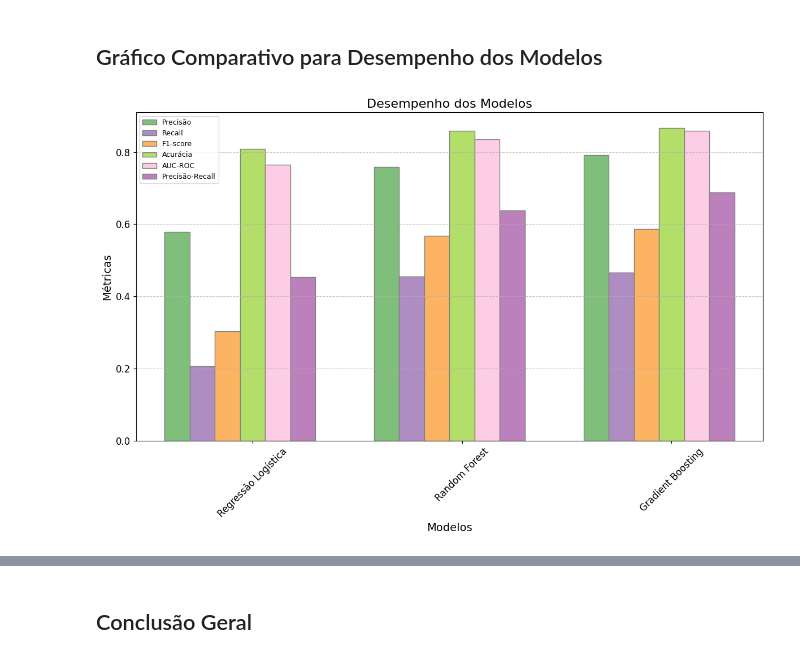
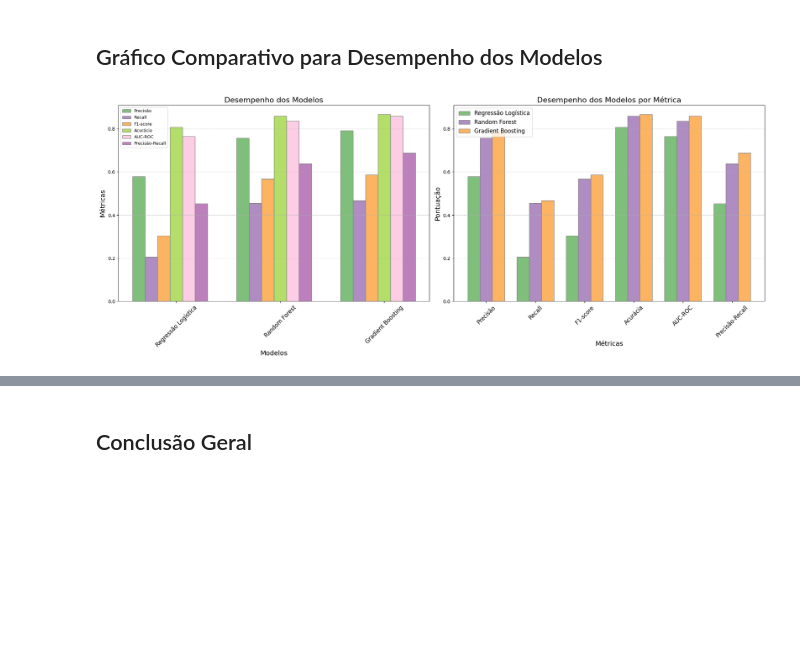
Before and after one commit to RafaelOliRod/ML---Churn-Beta-Bank, a Jupyter notebook: notebook.ipynb, the cells around one changed output, grey strips where cells are left out. Drawn from its saved outputs; the diff is of its cells as text; code cells hidden in the pictures; blank space fills up the shorter version.

```diff
--- a/notebook.ipynb
+++ b/notebook.ipynb
@@ -1057,79 +964,65 @@ precision_recalls = [precision_recall_logistic,
 # %%
 # Definir a largura das barras
 bar_width = 0.12
 
 # Definir a posição das barras no eixo x
 r1 = np.arange(len(models))
 r2 = [x + bar_width for x in r1]
 r3 = [x + bar_width for x in r2]
 r4 = [x + bar_width for x in r3]
 r5 = [x + bar_width for x in r4]
 r6 = [x + bar_width for x in r5]
 
 # Cores em tons pastel
 colors = ['#7fbf7b', '#af8dc3', '#fdb462', '#b3de69', '#fccde5', '#bc80bd']
 
 # Criar o gráfico de barras agrupadas
-plt.figure(figsize=(12, 8))
-plt.bar(r1, precisions,
+fig, (ax1, ax2) = plt.subplots(1, 2, figsize=(20, 8))
+
+# Primeiro gráfico
+ax1.bar(r1, precisions,
         color=colors[0], width=bar_width, edgecolor='grey', label='Precisão')
-plt.bar(r2, recalls, color=colors[1],
+ax1.bar(r2, recalls, color=colors[1],
         width=bar_width, edgecolor='grey', label='Recall')
-plt.bar(r3, f1_scores,
+ax1.bar(r3, f1_scores,
         color=colors[2], width=bar_width, edgecolor='grey', label='F1-score')
-plt.bar(r4, accuracies,
+ax1.bar(r4, accuracies,
         color=colors[3], width=bar_width, edgecolor='grey', label='Acurácia')
-plt.bar(r5, auc_rocs, color=colors[4],
+ax1.bar(r5, auc_rocs, color=colors[4],
         width=bar_width, edgecolor='grey', label='AUC-ROC')
-plt.bar(r6, precision_recalls,
+ax1.bar(r6, precision_recalls,
         color=colors[5], width=bar_width, edgecolor='grey', label='Precisão-Recall')
 
-# Adicionar detalhes ao gráfico
-plt.xlabel('Modelos', fontsize=14)
-plt.ylabel('Métricas', fontsize=14)
-plt.title('Desempenho dos Modelos', fontsize=16)
-plt.xticks([r + 3*bar_width for r in range(len(models))],
-           models, rotation=45, fontsize=12)
-plt.yticks(fontsize=12)
-plt.legend(fontsize=9)
-plt.grid(True, axis='y', linestyle='--', alpha=0.7)
+# Adicionar detalhes ao primeiro gráfico
+ax1.set_xlabel('Modelos', fontsize=14)
+ax1.set_ylabel('Métricas', fontsize=14)
+ax1.set_title('Desempenho dos Modelos', fontsize=16)
+ax1.set_xticks([r + 3*bar_width for r in range(len(models))])
+ax1.set_xticklabels(models, rotation=45, fontsize=12)
+ax1.legend(fontsize=9)
+ax1.grid(True, axis='y', linestyle='--', alpha=0.7)
+
+# Segundo gráfico
+bar_width = 0.25
+r = np.arange(len(metrics))
+
+for i in range(len(models)):
+    ax2.bar(r + i*bar_width, [precisions[i], recalls[i], f1_scores[i], accuracies[i], auc_rocs[i], precision_recalls[i]],
+            color=colors[i], width=bar_width, edgecolor='grey', label=models[i])
+
+# Adicionar detalhes ao segundo gráfico
+ax2.set_xlabel('Métricas', fontsize=14)
+ax2.set_ylabel('Pontuação', fontsize=14)
+ax2.set_title('Desempenho dos Modelos por Métrica', fontsize=16)
+ax2.set_xticks([r + bar_width for r in range(len(metrics))])
+ax2.set_xticklabels(metrics, rotation=45, fontsize=12)
+ax2.legend(fontsize=12)
+ax2.grid(True, axis='y', linestyle='--', alpha=0.7)
 
 # Ajustar o layout
 plt.tight_layout()
 
 # Exibir o gráfico
 plt.show()
-
-# Definir a largura das barras
-bar_width = 0.25
-
-# Definir a posição das barras no eixo x
-r = np.arange(len(metrics))
-
-# Cores em tons pastel
-colors = ['#7fbf7b', '#af8dc3', '#fdb462', '#b3de69', '#fccde5', '#bc80bd']
-
-# Criar o gráfico de barras agrupadas
-plt.figure(figsize=(14, 8))
-
-for i in range(len(models)):
-    plt.bar(r + i*bar_width, [precisions[i], recalls[i], f1_scores[i], accuracies[i], auc_rocs[i], precision_recalls[i]],
-            color=colors[i], width=bar_width, edgecolor='grey', label=models[i])
-
-# Adicionar detalhes ao gráfico
-plt.xlabel('Métricas', fontsize=14)
-plt.ylabel('Pontuação', fontsize=14)
-plt.title('Desempenho dos Modelos por Métrica', fontsize=16)
-plt.xticks([r + bar_width for r in range(len(metrics))],
-           metrics, rotation=45, fontsize=12)
-plt.yticks(fontsize=12)
-plt.legend(fontsize=12)
-plt.grid(True, axis='y', linestyle='--', alpha=0.7)
-
-# Ajustar o layout
-plt.tight_layout()
-
-# Exibir o gráfico
-plt.show()
 # %% [output]
-[figure, old version]
+[figure, new version]
```
Also changed, not shown: parts of 11 cells of this notebook, 1 other file.
